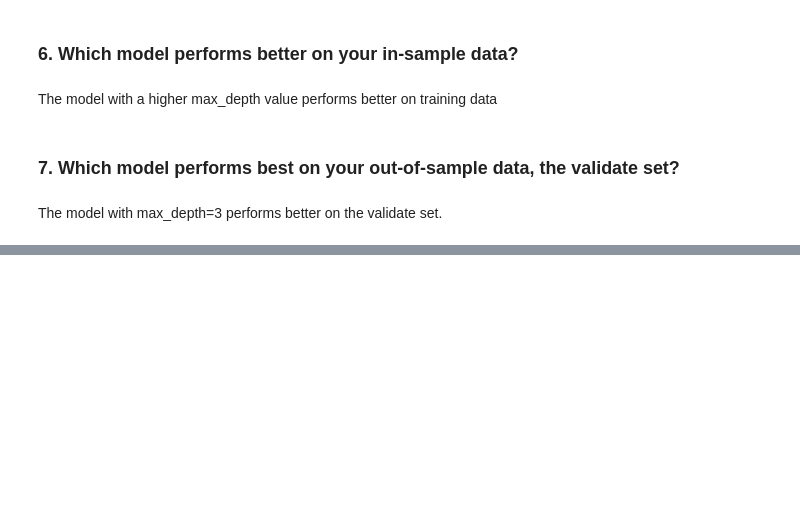
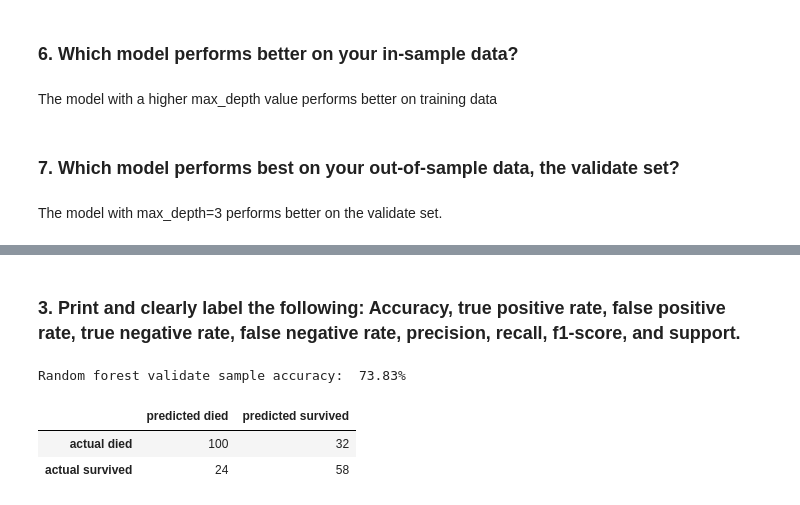
Before and after one commit to david-ryan-alviola/classification-exercises, a Jupyter notebook: model.ipynb, the cells around one changed output, grey strips where cells are left out. Cells and saved outputs as stored; diff of their text form; code cells hidden in the pictures; blank space fills up the shorter version.

```diff
--- a/model.ipynb
+++ b/model.ipynb
@@ -307,0 +352,15 @@ weighted avg       0.74      0.74      0.74       214
+# %% [markdown]
+### 3. Print and clearly label the following: Accuracy, true positive rate, false positive rate, true negative rate, false negative rate, precision, recall, f1-score, and support.
+# %%
+y_rf_validate_pred = rf.predict(X_validate)
+# %%
+print(f"Random forest validate sample accuracy:  {rf.score(X_validate, y_validate):.2%}")
+# %% [output]
+Random forest validate sample accuracy:  73.83%
+# %%
+pd.DataFrame(confusion_matrix(y_validate, y_rf_validate_pred, labels=(0, 1)),
+             index=['actual died', 'actual survived'], columns=['predicted died', 'predicted survived'])
+# %% [output]
+|  | predicted died | predicted survived |
+| actual died | 100 | 32 |
+| actual survived | 24 | 58 |
```
Also changed, not shown: parts of 27 cells of this notebook, 1 other file.
